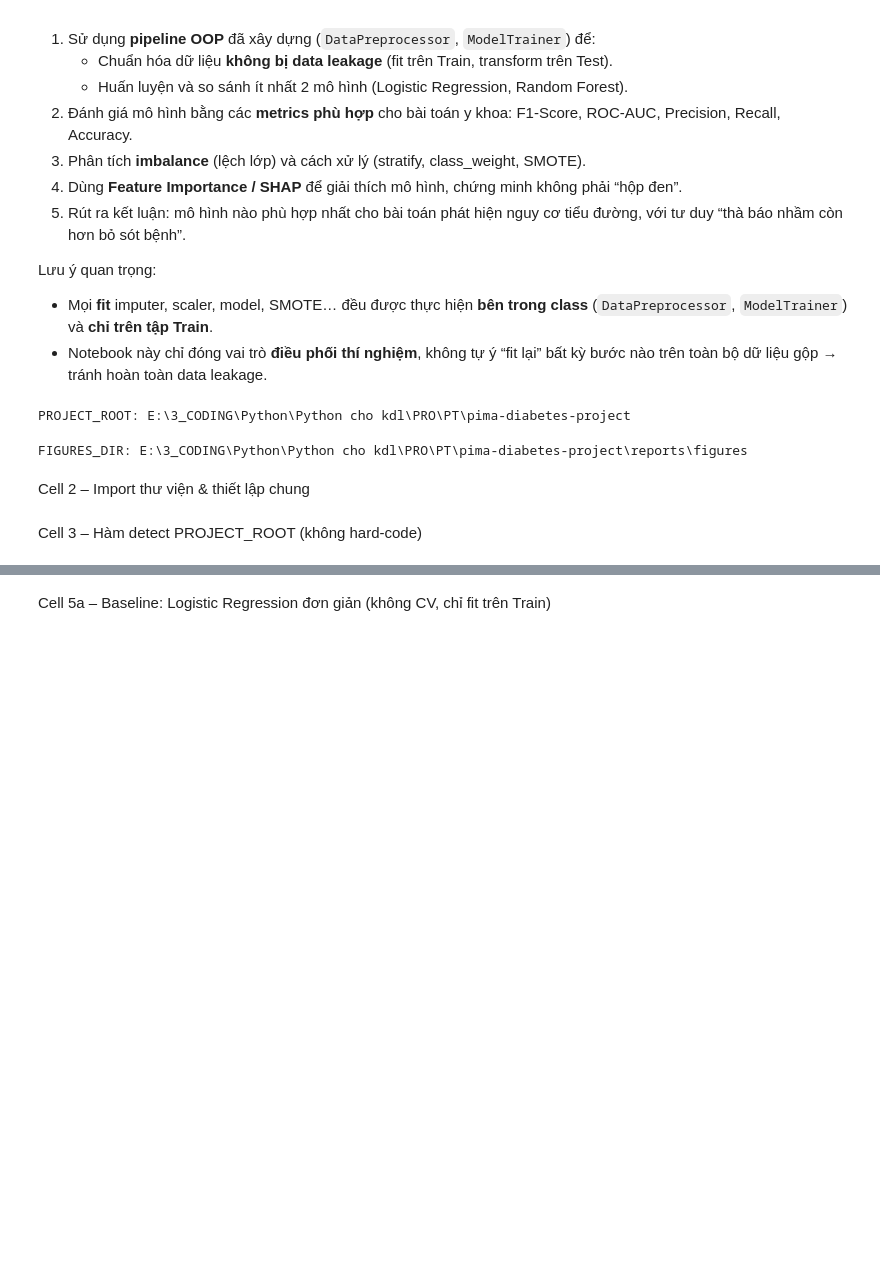
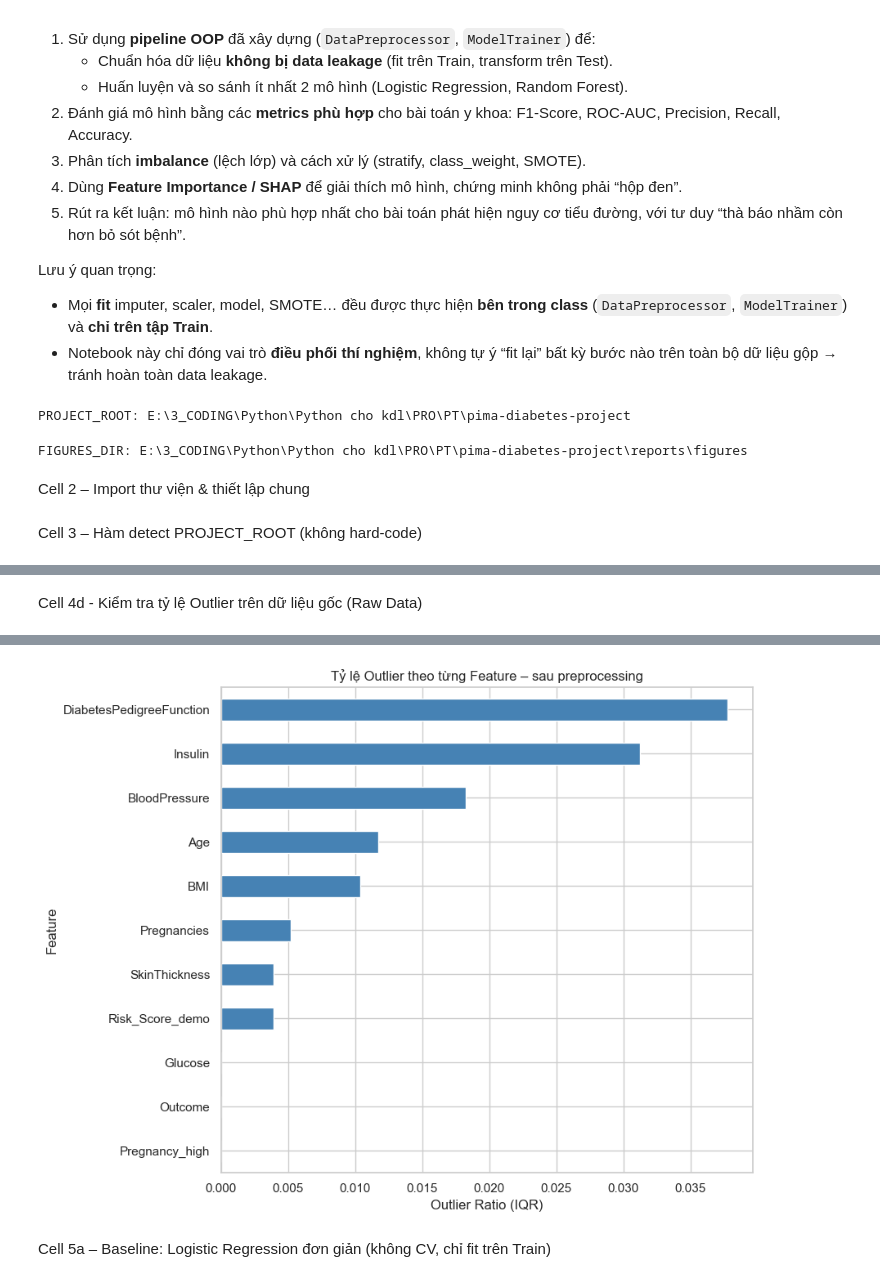
Before and after one commit to uythanhpham/Nhom-3--Python-cho-KHDL---2025---2026, a Jupyter notebook: pima-diabetes-project/notebooks/02_model_experiments.ipynb, the cells around one changed output, grey strips where cells are left out. Drawn from its saved outputs; the diff is of its cells as text; code cells hidden in the pictures; blank space fills up the shorter version.

```diff
--- a/pima-diabetes-project/notebooks/02_model_experiments.ipynb
+++ b/pima-diabetes-project/notebooks/02_model_experiments.ipynb
@@ -162,0 +259,68 @@ except Exception as e:
+# %% [markdown]
+Cell 4d - Kiểm tra tỷ lệ Outlier trên dữ liệu gốc (Raw Data)
+# %%
+import pandas as pd
+import numpy as np
+import matplotlib.pyplot as plt
+from pathlib import Path
+
+# ======================================================
+# 1) LOAD DATA
+# ======================================================
+
+data_path = Path(r"E:\3_CODING\Python\Python cho kdl\PRO\PT\pima-diabetes-project\data\processed\pima_eda_clean.csv")
+df = pd.read_csv(data_path)
+
+print("Shape:", df.shape)
+print(df.head())
+
+
+# ======================================================
+# 2) HÀM TÍNH OUTLIER THEO IQR
+# ======================================================
+
+def compute_outlier_ratio(df: pd.DataFrame, iqr_factor: float = 1.5):
+    ratios = {}
+
+    for col in df.columns:
+        if not np.issubdtype(df[col].dtype, np.number):
+            continue
+
+        q1 = df[col].quantile(0.25)
+        q3 = df[col].quantile(0.75)
+        iqr = q3 - q1
+
+        lower = q1 - iqr_factor * iqr
+        upper = q3 + iqr_factor * iqr
+
+        mask = (df[col] < lower) | (df[col] > upper)
+        ratios[col] = mask.sum() / len(df)
+
+    return pd.Series(ratios).sort_values(ascending=False)
+
+
+# ======================================================
+# 3) TÍNH VÀ IN TỈ LỆ OUTLIER
+# ======================================================
+
+outlier_ratio = compute_outlier_ratio(df)
+
+print("\n===== TỈ LỆ OUTLIER MỖI BIẾN =====")
+print(outlier_ratio)
+
+
+# ======================================================
+# 4) VẼ BIỂU ĐỒ
+# ======================================================
+
+plt.figure(figsize=(9, 7))
+outlier_ratio.plot(kind="barh", color="steelblue")
+
+plt.gca().invert_yaxis()
+plt.xlabel("Outlier Ratio (IQR)")
+plt.ylabel("Feature")
+plt.title("Tỷ lệ Outlier theo từng Feature – sau preprocessing")
+
+plt.tight_layout()
+plt.show()
+# %% [output]
@@ -163,3 +344,4 @@ except Exception as e:
+[figure, added]
 # %% [markdown]
 Cell 5a – Baseline: Logistic Regression đơn giản (không CV, chỉ fit trên Train)
 # %%
```
Also changed, not shown: parts of 15 cells of this notebook, 16 other files.
